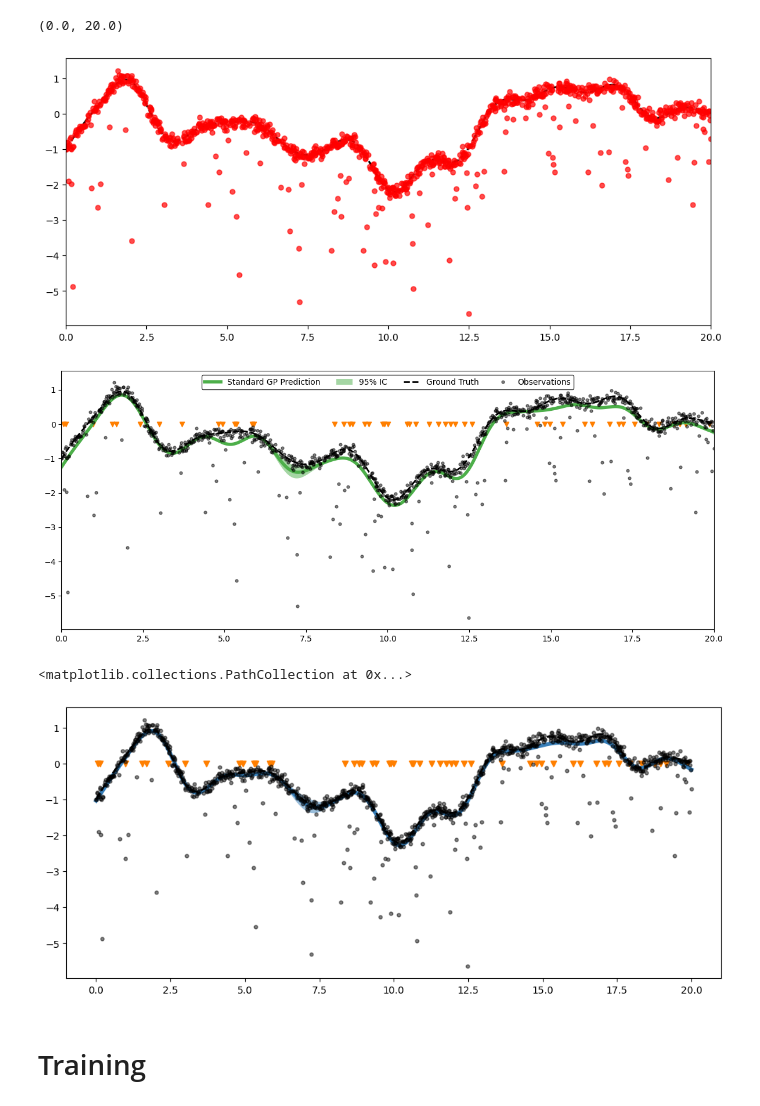
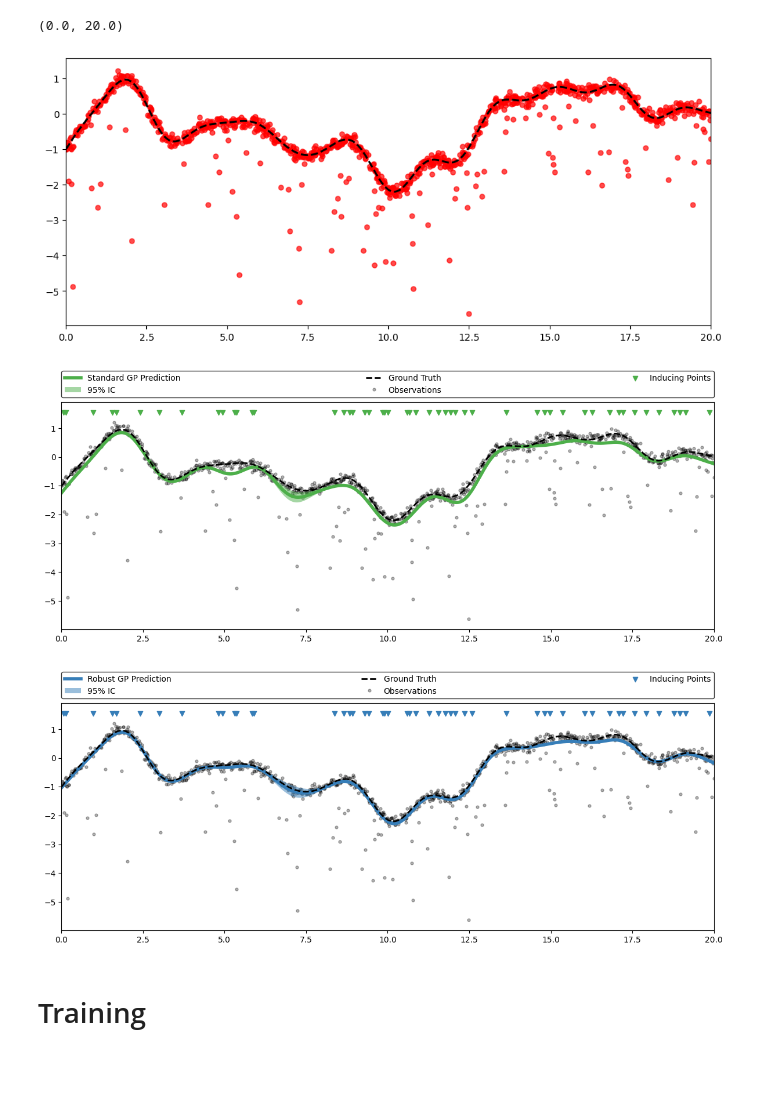
Before and after one commit to maltamiranomontero/RCGP, a Jupyter notebook: experiments sparse.ipynb, the cells around one changed output. Cells and saved outputs as stored; diff of their text form; code cells hidden in the pictures; blank space fills up the shorter version.

```diff
--- a/experiments sparse.ipynb
+++ b/experiments sparse.ipynb
@@ -40,12 +40,12 @@ i_mis = np.random.choice(
 
 y_obs[i_mis] = y_obs[i_mis] - np.abs(np.random.normal(scale=2, size=len(i_mis))).reshape(len(i_mis),1)
 
-plt.plot(x, f, color='black', ls='--', lw=2)
-plt.plot(x_obs, y_obs, 'r.', ms=10, alpha=0.7)
+plt.plot(x, f, color='black', ls='--', lw=2, zorder = 2)
+plt.plot(x_obs, y_obs, 'r.', ms=10, alpha=0.7, zorder = 1)
 plt.xlim(x[0], x[-1])
 # %% [output]
 (0.0, 20.0)
-[figure, old version]
+[figure, new version]
 # %%
 # plot estimation, obs and real data
 rng = np.random.default_rng(1234)
@@ -62,50 +62,60 @@ standard_gp = gpflow.models.SGPR(
 f_mean, f_var = standard_gp.predict_f(x, full_cov=False)
 
 f_std = np.sqrt(f_var)
-plt.plot(x[:,0], f_mean, c=CB_color_cycle[2], lw=4, label= 'Standard GP Prediction')
+plt.plot(x[:,0], f_mean, c=CB_color_cycle[2], lw=4, label= 'Standard GP Prediction',zorder=2)
 plt.fill_between(
     x[:,0],
     f_mean[:,0] - 1.96 * f_std[:,0],
     f_mean[:,0] + 1.96 * f_std[:,0],
     facecolor= CB_color_cycle[2],
     alpha=0.5,
-    label='95% IC')
-plt.plot(x, f, color='black', ls='--', lw=2, label='Ground Truth')
-plt.plot(x_obs, y_obs, 'k.', ms=7, alpha=0.5, label = 'Observations')
-plt.scatter(inducing_variable, np.zeros_like(inducing_variable), marker="v", c=CB_color_cycle[1], alpha=1, lw=1)
+    label='95% IC',
+    zorder=2)
+plt.plot(x, f, color='black', ls='--', lw=2, label='Ground Truth', zorder = 10)
+plt.plot(x_obs, y_obs, 'k.', ms=7, alpha=0.3, label = 'Observations', zorder =1)
+ymin, ymax = plt.gca().get_ylim()
+plt.scatter(standard_gp.inducing_variable.Z, ymax*np.ones_like(standard_gp.inducing_variable.Z), marker="v", c=CB_color_cycle[2], alpha=1, lw=1, label = 'Inducing Points')
 plt.xlim(x[0], x[-1])
-plt.legend(ncol=4, frameon=True, shadow=False, loc=9, edgecolor='k')
+plt.legend(bbox_to_anchor=(0, 1.02, 1, 0.2), loc="lower left",
+                mode="expand", borderaxespad=0, ncol=3, edgecolor='k')
 plt.tight_layout()
 # %% [output]
-[figure, old version]
+[figure, new version]
 # %%
 # plot estimation, obs and real data
 dsm_gp = DSM_SGPR(
     (x_obs, y_obs),
     kernel=gpflow.kernels.SquaredExponential(),
     diffusion_matrix = Shrinkage_Diffusion_matrix(),
     noise_variance=sigma_n**2 ,
     inducing_variable = inducing_variable
 )
 f_mean_dsm, f_var_dsm = dsm_gp.predict_f(x, full_cov=False)
 
 f_std_dsm = np.sqrt(f_var_dsm)
 
+plt.plot(x[:,0], f_mean_dsm, c=CB_color_cycle[0], lw=4, label= 'Robust GP Prediction',zorder=2)
 plt.fill_between(
     x[:,0],
     f_mean_dsm[:,0] - 1.96 * f_std_dsm[:,0],
     f_mean_dsm[:,0] + 1.96 * f_std_dsm[:,0],
     facecolor= CB_color_cycle[0],
     alpha=0.5,
-    label='95% IC')
+    label='95% IC',
+    zorder=2)
 
-plt.plot(x[:,0], f_mean_dsm, c=CB_color_cycle[0], lw=4, label= 'Robust GP Prediction')
-plt.plot(x, f, color='black', ls='--', lw=2, label='Ground Truth')
-plt.plot(x_obs, y_obs, 'k.', ms=7, alpha=0.5, label = 'Observations')
-plt.scatter(inducing_variable, np.zeros_like(inducing_variable), marker="v", c=CB_color_cycle[1], alpha=1, lw=1)
+
+plt.plot(x, f, color='black', ls='--', lw=2, label='Ground Truth', zorder = 10)
+plt.plot(x_obs, y_obs, 'k.', ms=7, alpha=0.3, label = 'Observations', zorder =1)
+
+ymin, ymax = plt.gca().get_ylim()
+plt.scatter(dsm_gp.inducing_variable.Z, ymax*np.ones_like(dsm_gp.inducing_variable.Z), marker="v", c=CB_color_cycle[0], alpha=1, lw=1, label = 'Inducing Points')
+plt.xlim(x[0], x[-1])
+plt.legend(bbox_to_anchor=(0, 1.02, 1, 0.2), loc="lower left",
+                mode="expand", borderaxespad=0, ncol=3, edgecolor='k')
+plt.tight_layout()
 # %% [output]
-<matplotlib.collections.PathCollection at 0x...>
-[figure, old version]
+[figure, new version]
 # %% [markdown]
 # Training
 # %%
```
Also changed, not shown: parts of 6 cells of this notebook, 1 other file.
